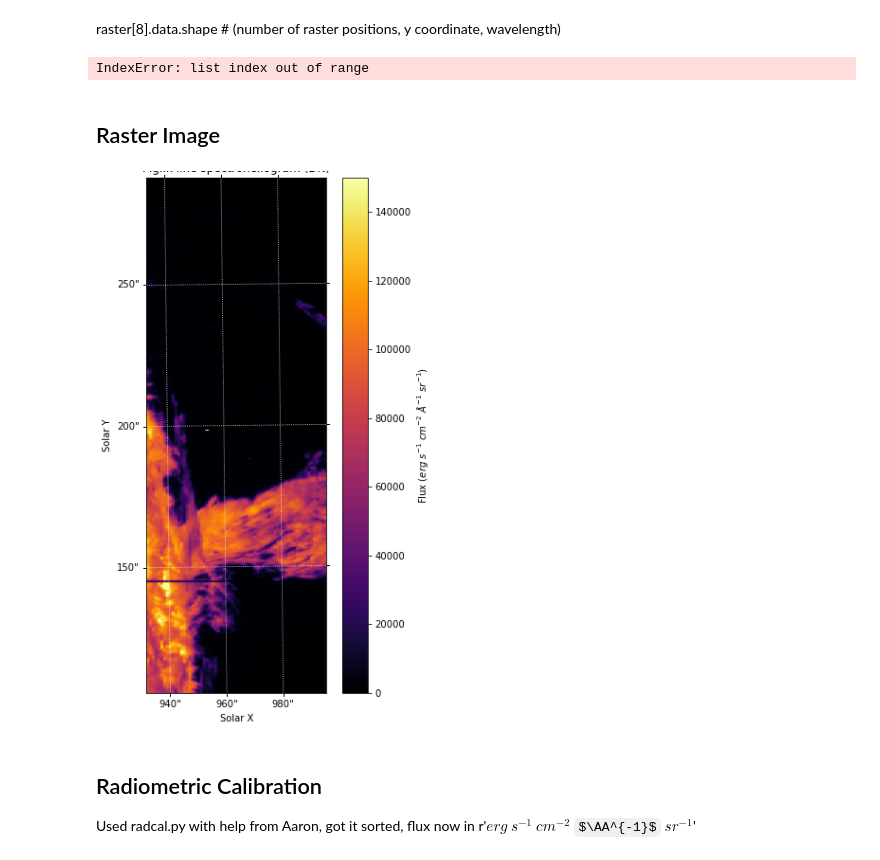
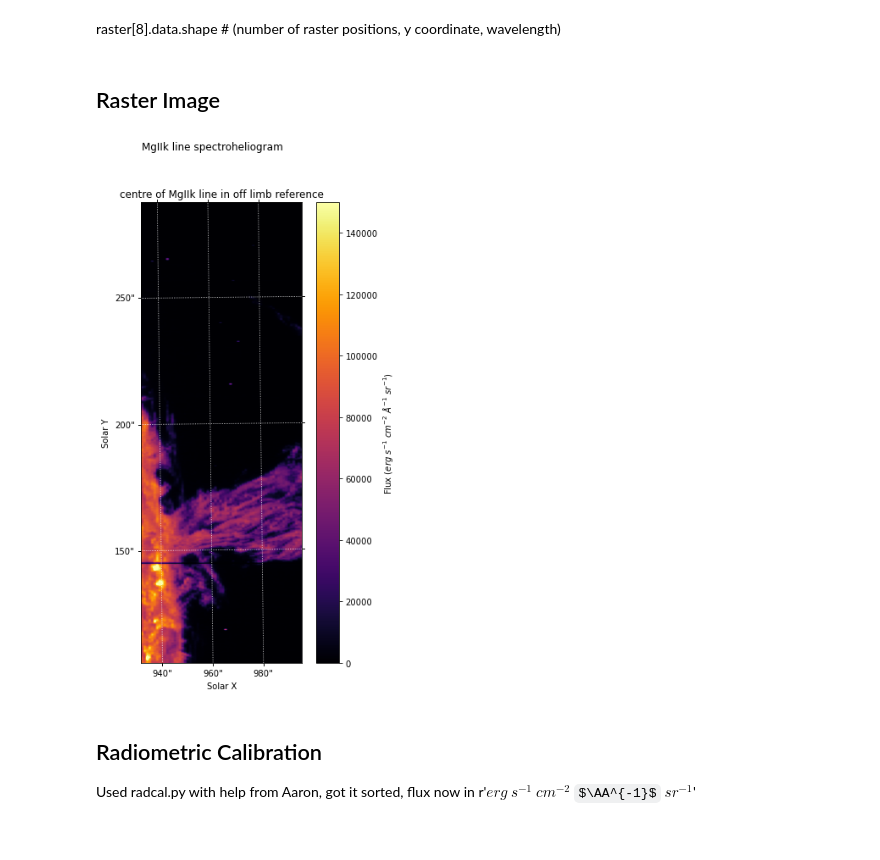
Before and after one commit to r-daytonoxland/masters_project, a Jupyter notebook: Rowan_MProject_Notebook.ipynb, the cells around one changed output. Saved outputs shown, nothing was run; the diff lists cells and outputs as text; code cells hidden in the pictures; some formulas as TeX source.

```diff
--- a/Rowan_MProject_Notebook.ipynb
+++ b/Rowan_MProject_Notebook.ipynb
@@ -80,10 +80,10 @@ h = 6.62607015e-34  #J.s
 c = 299792458  #m/s
 # %%
 rasters = []
-[rasters.append(fits.open('/local/scratch2/rowan/masters/Zhang/iris_l2_20140528_112458_3820111493_raster_t000_r000' + "%02d" % i +'.fits',
+[rasters.append(fits.open('/local/scratch2/rowan/masters/Zhang/iris_l2_20140528_112458_3820111493_raster_t000_r000' + "%02d" % i +'_rc.fits',
                    memap=True, do_not_scale_image_data=True)) for i in range(16)]
 
-data = rasters[13][8].data  # raster 13 is the one pictured in Zhang et al. (2019)
+data = rasters[13][3].data  # raster 13 is the one pictured in Zhang et al. (2019)
 hd = rasters[0][0].header
 hd1 = rasters[0][1].header
 wcs = WCS(hd)
@@ -107,14 +107,14 @@ These are all the wavelengths - i'm into [8]
 # %% [markdown]
 raster[8].data.shape # (number of raster positions, y coordinate, wavelength)
 # %%
-wcs = WCS(rasters[0][8].header)
+wcs = WCS(rasters[0][3].header)
 m_to_nm = 1e9
 nwave = data.shape[2]
 wavelength = wcs.all_pix2world(np.arange(nwave), [0.], [0.], 0)[0] * m_to_nm
 wavelengths = np.round(wavelength,3)
 
 # use the WCS header information to convert from pixels to wavelength scale
-# %% [output]
-IndexError: list index out of range
 # %% [markdown]
 ## Raster Image
+# %%
+mgk_index = np.argmin(np.abs(wavelength - limb_centre_k))
@@ -121,19 +123,15 @@ IndexError: list index out of range
 # %%
-mg_index = np.argmin(np.abs(wavelength - mgIIk))
-
-
 figure = plt.figure()
 ax = plt.subplot(projection=wcs.dropaxis(0), slices=('y', 'x'))
-im = plt.imshow(rasters[11][3].data[..., mg_index].T, vmin=0, vmax=150000)
+im = plt.imshow(rasters[11][3].data[..., mgk_index].T, vmin=0, vmax=150000)
 plt.colorbar(im, label=r'Flux ($erg$ $s^{−1}$ $cm^{−2}$ $\AA^{-1}$ $sr^{−1}$)')
-plt.title('MgIIk line spectroheliogram (DN)')
+plt.suptitle('MgIIk line spectroheliogram')
+plt.title('centre of MgIIk line in off limb reference')
 ax.set_xlabel("Solar X")
 ax.set_ylabel("Solar Y")
 plt.grid(color='w', ls=':')
-
-# be clear about what part of line profile I am plotting here
 # %% [output]
-[figure, old version]
+[figure, new version]
 # %% [markdown]
 ## Radiometric Calibration
 
```
Also changed, not shown: parts of 17 cells of this notebook.
